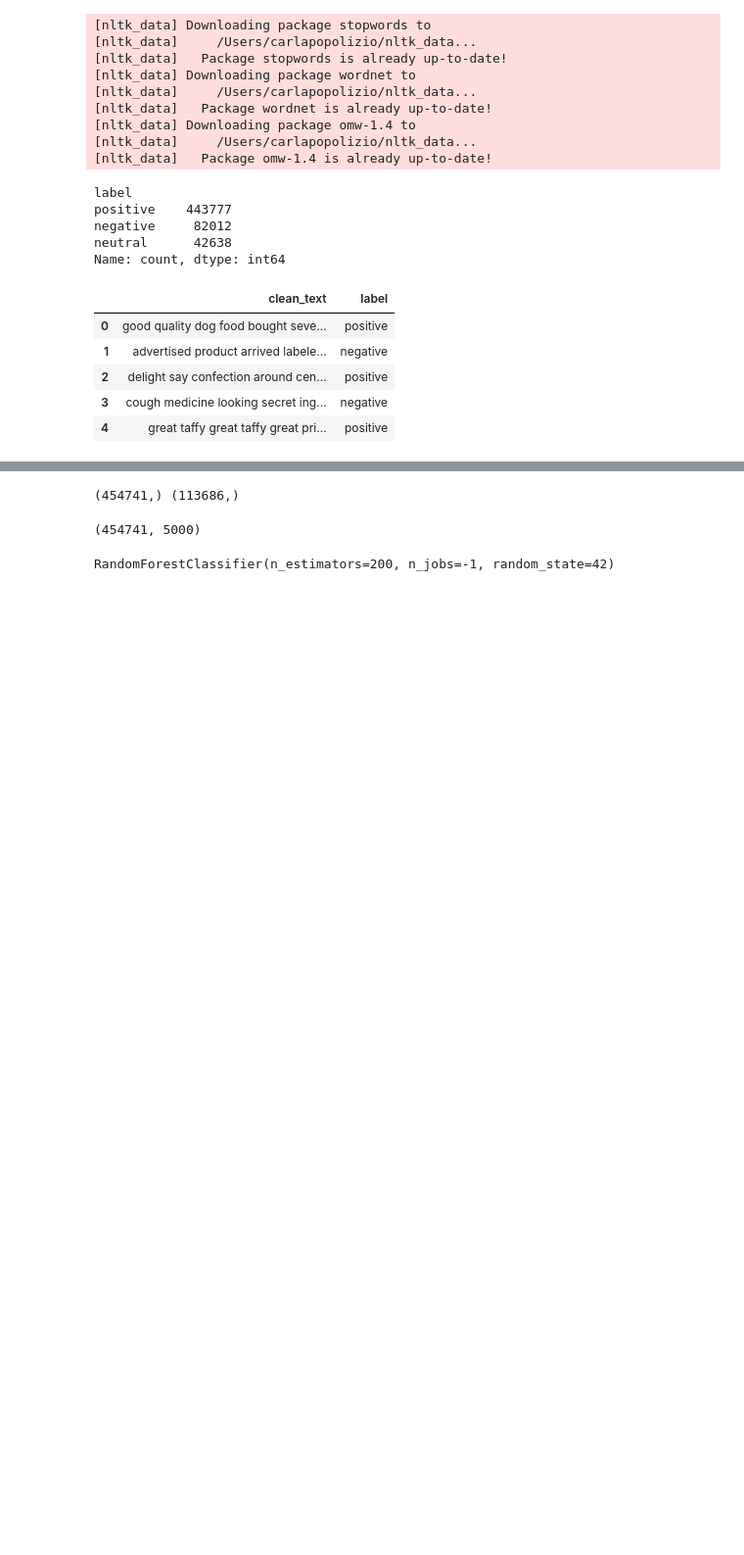
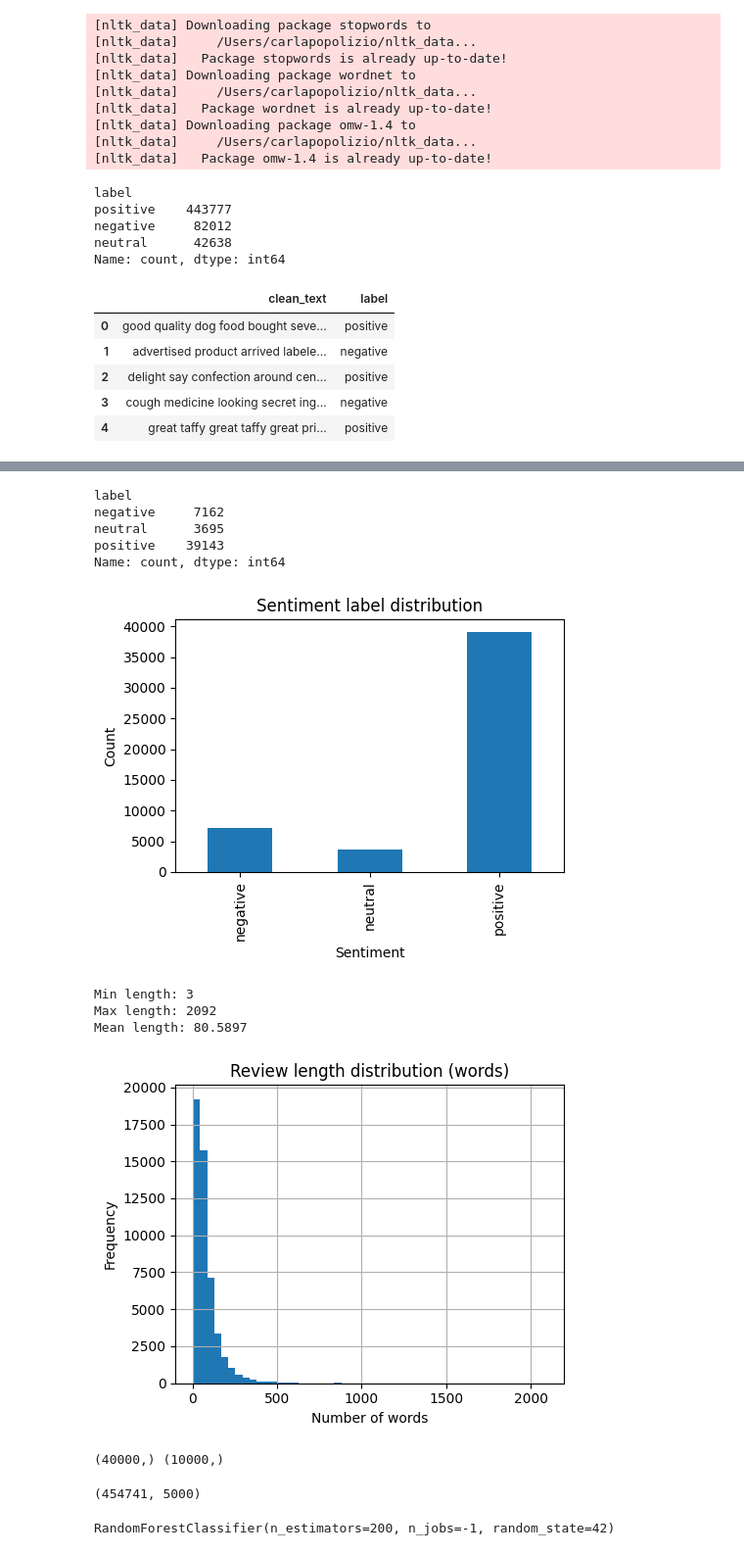
Before and after one commit to lizasmoon-ops/programming-for-ai-sentiment-analysis, a Jupyter notebook: Untitled1.ipynb, the cells around one changed output, grey strips where cells are left out. Shown at 98% size. Drawn from its saved outputs; the diff is of its cells as text; code cells hidden in the pictures; blank space fills up the shorter version.

```diff
--- a/Untitled1.ipynb
+++ b/Untitled1.ipynb
@@ -103,3 +103,8 @@ df[["clean_text", "label"]].head()
 | 2 | delight say confection around cen... | positive |
 | 3 | cough medicine looking secret ing... | negative |
 | 4 | great taffy great taffy great pri... | positive |
+# %%
+df = df.sample(n=50000, random_state=42).reset_index(drop=True)
+
+print("Sampled shape:", df.shape)
+df.head(3)
@@ -106,3 +117,38 @@ df[["clean_text", "label"]].head()
+# %%
+label_counts = df["label"].value_counts().sort_index()
+print(label_counts)
+
+plt.figure(figsize=(5,4))
+label_counts.plot(kind="bar")
+plt.title("Sentiment label distribution")
+plt.xlabel("Sentiment")
+plt.ylabel("Count")
+plt.tight_layout()
+plt.show()
+
+df["length"] = df["Text"].astype(str).str.split().apply(len)
+print("Min length:", df["length"].min())
+print("Max length:", df["length"].max())
+print("Mean length:", df["length"].mean())
+
+plt.figure(figsize=(5,4))
+df["length"].hist(bins=50)
+plt.title("Review length distribution (words)")
+plt.xlabel("Number of words")
+plt.ylabel("Frequency")
+plt.tight_layout()
+plt.show()
+# %% [output]
+label
+negative     7162
+neutral      3695
+positive    39143
+Name: count, dtype: int64
+[figure, added]
+Min length: 3
+Max length: 2092
+Mean length: 80.5897
+[figure, added]
 # %%
 X = df["clean_text"]
 y = df["label"]
@@ -117,7 +163,7 @@ X_train, X_test, y_train, y_test = train_test_split(
 
 print(X_train.shape, X_test.shape)
 # %% [output]
-(454741,) (113686,)
+(40000,) (10000,)
 # %%
 vectorizer = TfidfVectorizer(
     max_features=5000,
```
Also changed, not shown: parts of 1 cell of this notebook.
